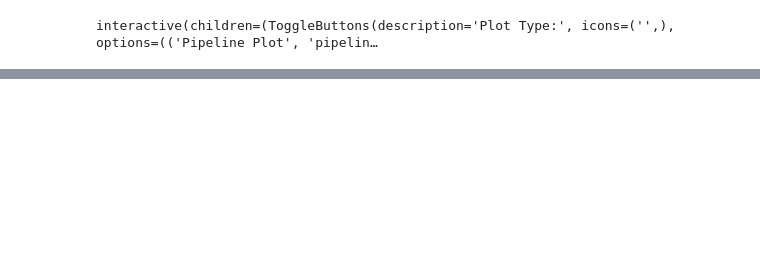
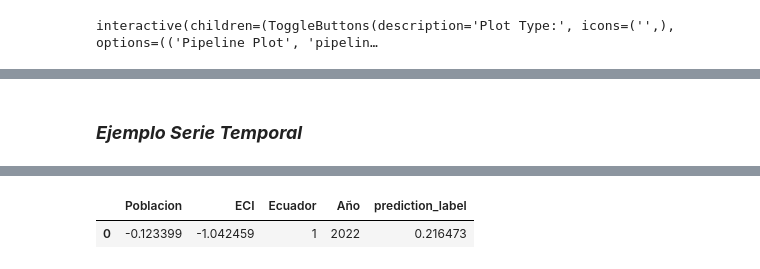
Before and after one commit to SantiagoGS97/Proyecto, a Jupyter notebook: Proyecto.ipynb, the cells around one changed output, grey strips where cells are left out. Drawn from its saved outputs; the diff is of its cells as text; code cells hidden in the pictures; blank space fills up the shorter version.

```diff
--- a/Proyecto.ipynb
+++ b/Proyecto.ipynb
@@ -523,0 +576,27 @@ interactive(children=(ToggleButtons(description='Plot Type:', icons=('',), optio
+# %% [markdown]
+### ***Ejemplo Serie Temporal***
+# %%
+prueba_auto = [{'Poblacion':-0.123399,
+          'ECI':-1.042459,
+          'Ecuador':1,
+          'Año':2022}]
+data_prueba_auto = pd.DataFrame(prueba_auto)
+
+prueba2_auto = [{'Poblacion':-0.123399,
+          'ECI':-1.042459,
+          'Ecuador':0,
+          'Año':2022}]
+data_prueba2_auto = pd.DataFrame(prueba2_auto)
+# se crean dos dataframes de pruebas para realizar predicciones
+# %%
+%%capture
+B = setup(data = train, test_data = test,target ='total_gdp_million',fold_strategy = 'timeseries',
+          ignore_features=['Pais'],fold = 2, session_id = 123,
+          data_split_shuffle=False,fold_shuffle=False,preprocess=False)
+best_auto = compare_models()
+# Se corre el modelo para que el metodo de prediccion pueda funcionar de manera correcta
+# %%
+predictions = predict_model(best_auto, data=data_prueba_auto)
+predictions
+# se hace la prediccion de la prueba 1, en la cual esl pais esta dentro del ecuador
+# %% [output]
@@ -523,0 +604,2 @@ interactive(children=(ToggleButtons(description='Plot Type:', icons=('',), optio
+|  | Poblacion | ECI | Ecuador | Año | prediction_label |
+| 0 | -0.123399 | -1.042459 | 1 | 2022 | 0.216473 |
```
Also changed, not shown: parts of 21 cells of this notebook, 1 other file.
